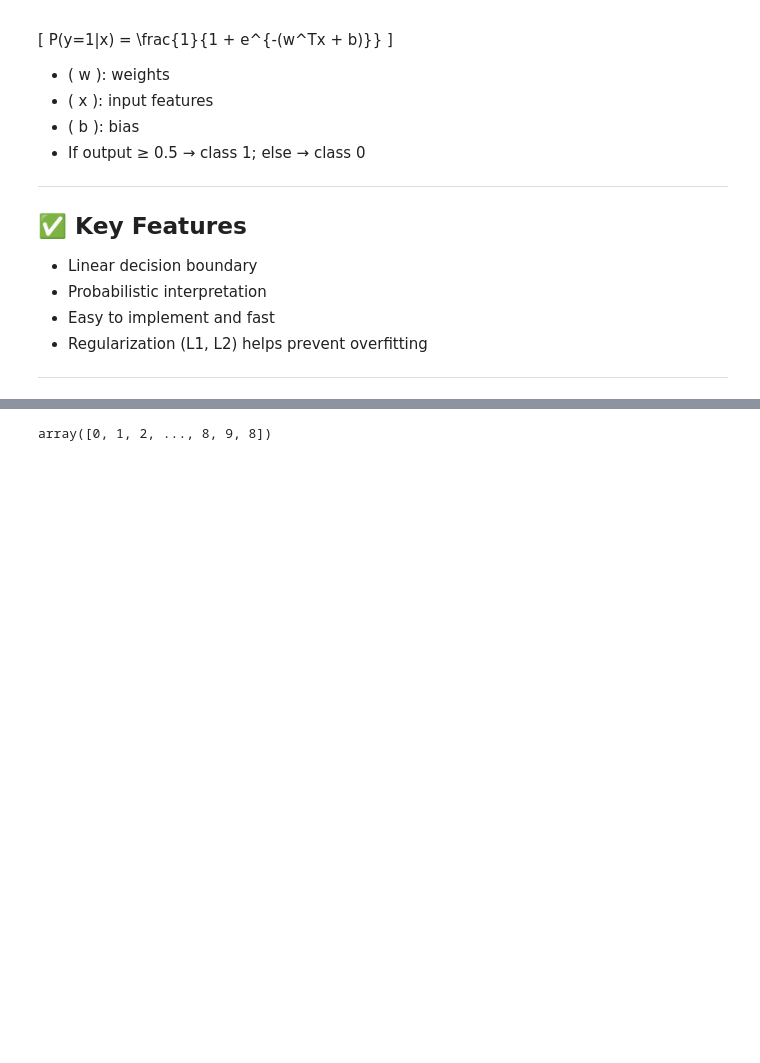
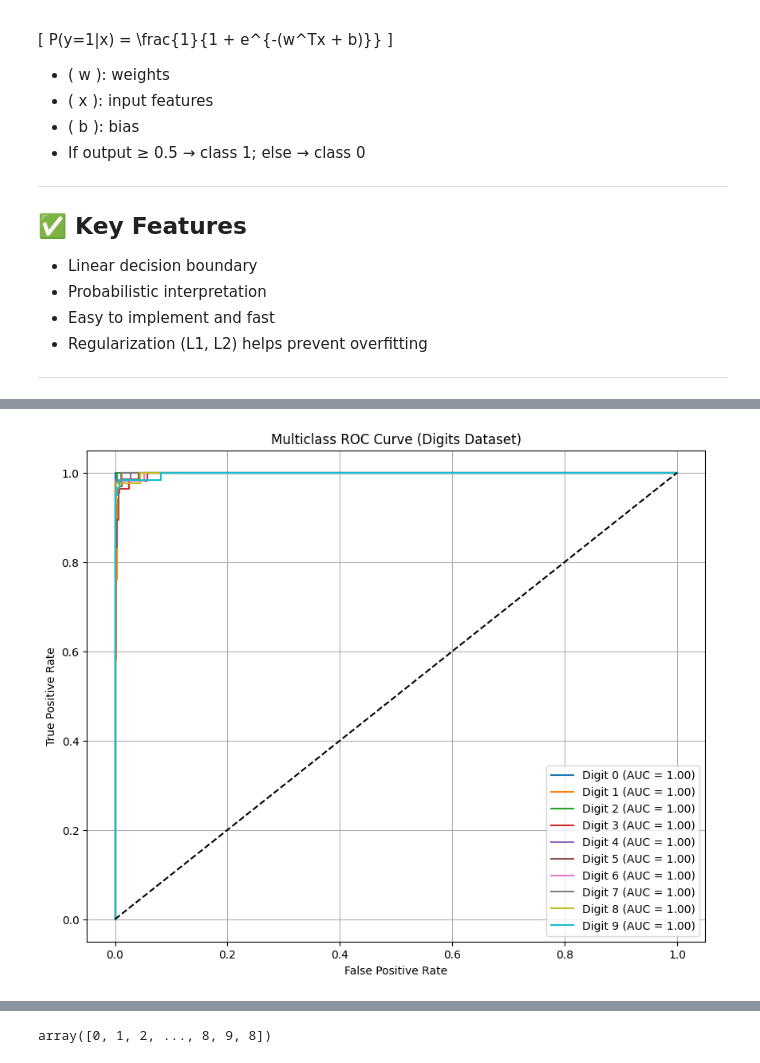
Before and after one commit to thanhtrunghuynh93/CBA_preparation, a Jupyter notebook: DL_revision/Basic_ML/ML_basics.ipynb, the cells around one changed output, grey strips where cells are left out. Cells and saved outputs as stored; diff of their text form; code cells hidden in the pictures; blank space fills up the shorter version.

```diff
--- a/DL_revision/Basic_ML/ML_basics.ipynb
+++ b/DL_revision/Basic_ML/ML_basics.ipynb
@@ -69,0 +83,43 @@ weighted avg       0.96      0.96      0.96       360
+# %%
+from sklearn.preprocessing import label_binarize
+from sklearn.metrics import roc_curve, auc
+import matplotlib.pyplot as plt
+
+n_classes = len(set(y))
+
+# Binarize the output labels for multiclass ROC
+y_bin = label_binarize(y, classes=range(n_classes))
+
+# Train-test split
+X_train, X_test, y_train, y_test = train_test_split(X, y_bin, test_size=0.3, random_state=42)
+
+# Train model (note: use original labels for fitting)
+model = LogisticRegression(max_iter=10000)
+model.fit(X_train, y_train.argmax(axis=1))
+
+# Predict probabilities
+y_score = model.predict_proba(X_test)
+
+# Compute ROC curve and AUC for each class
+fpr = dict()
+tpr = dict()
+roc_auc = dict()
+
+for i in range(n_classes):
+    fpr[i], tpr[i], _ = roc_curve(y_test[:, i], y_score[:, i])
+    roc_auc[i] = auc(fpr[i], tpr[i])
+
+# Plot all ROC curves
+plt.figure(figsize=(10, 8))
+for i in range(n_classes):
+    plt.plot(fpr[i], tpr[i], label=f'Digit {i} (AUC = {roc_auc[i]:.2f})')
+
+plt.plot([0, 1], [0, 1], 'k--')
+plt.xlabel('False Positive Rate')
+plt.ylabel('True Positive Rate')
+plt.title('Multiclass ROC Curve (Digits Dataset)')
+plt.legend(loc='lower right')
+plt.grid(True)
+plt.show()
+# %% [output]
+[figure, added]
```
Also changed, not shown: parts of 17 cells of this notebook, 9 other files.
